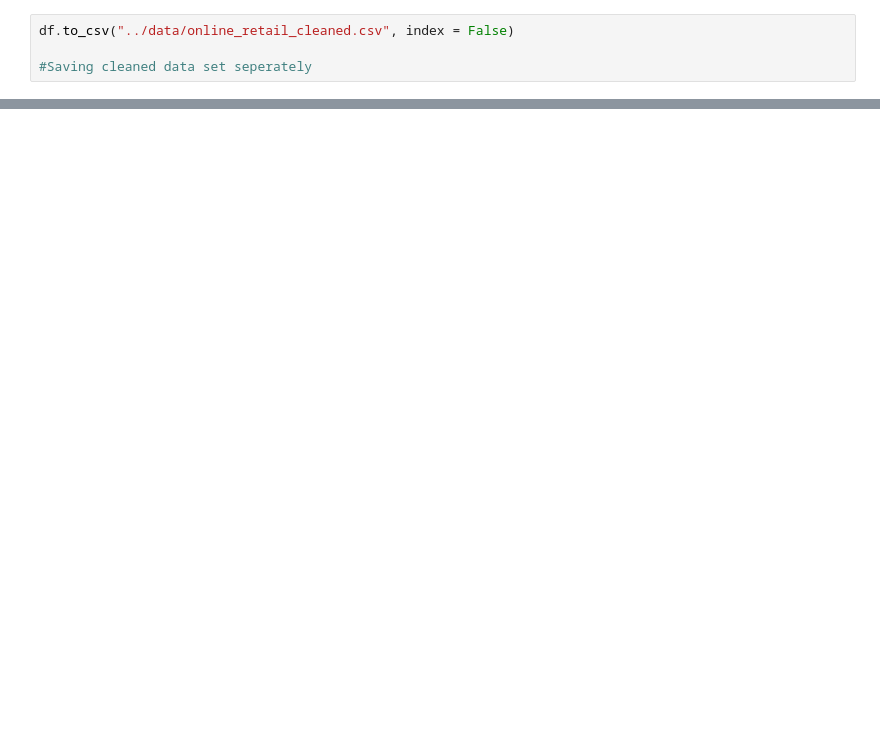
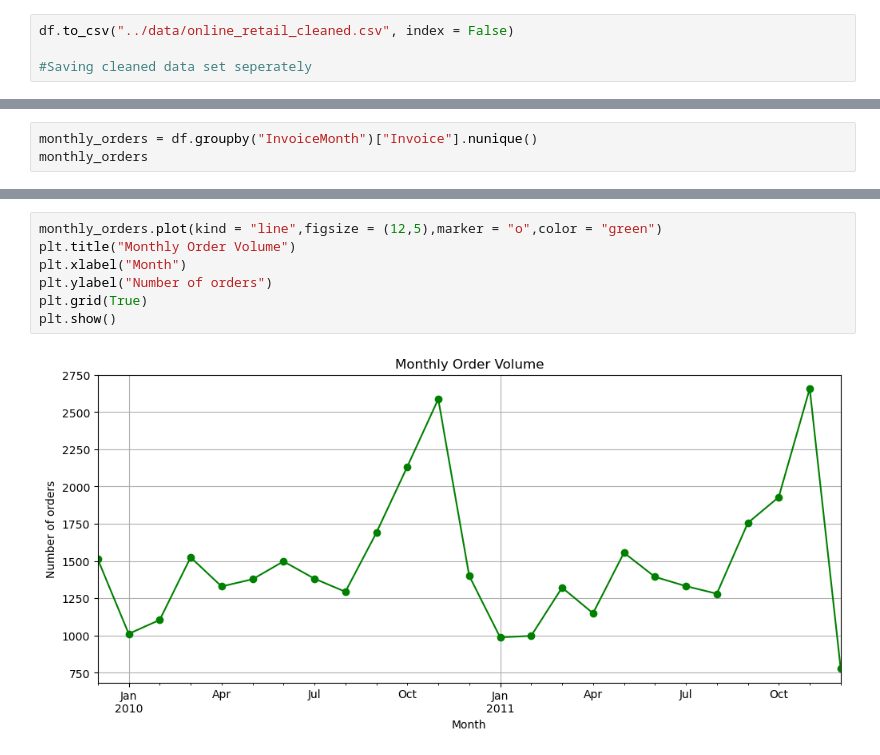
Before and after one commit to AniketChakraborty1110/customer-segmentation-retention, a Jupyter notebook: notebooks/1_understanding_data.ipynb, the cells around one changed output, grey strips where cells are left out. Cells and saved outputs as stored; diff of their text form; blank space fills up the shorter version.

```diff
--- a/notebooks/1_understanding_data.ipynb
+++ b/notebooks/1_understanding_data.ipynb
@@ -133,0 +220,3 @@ df.head()
+# %%
+monthly_orders = df.groupby("InvoiceMonth")["Invoice"].nunique()
+monthly_orders
@@ -133,0 +241,9 @@ df.head()
+# %%
+monthly_orders.plot(kind = "line",figsize = (12,5),marker = "o",color = "green")
+plt.title("Monthly Order Volume")
+plt.xlabel("Month")
+plt.ylabel("Number of orders")
+plt.grid(True)
+plt.show()
+# %% [output]
+[figure, added]
```
Also changed, not shown: parts of 16 cells of this notebook.
